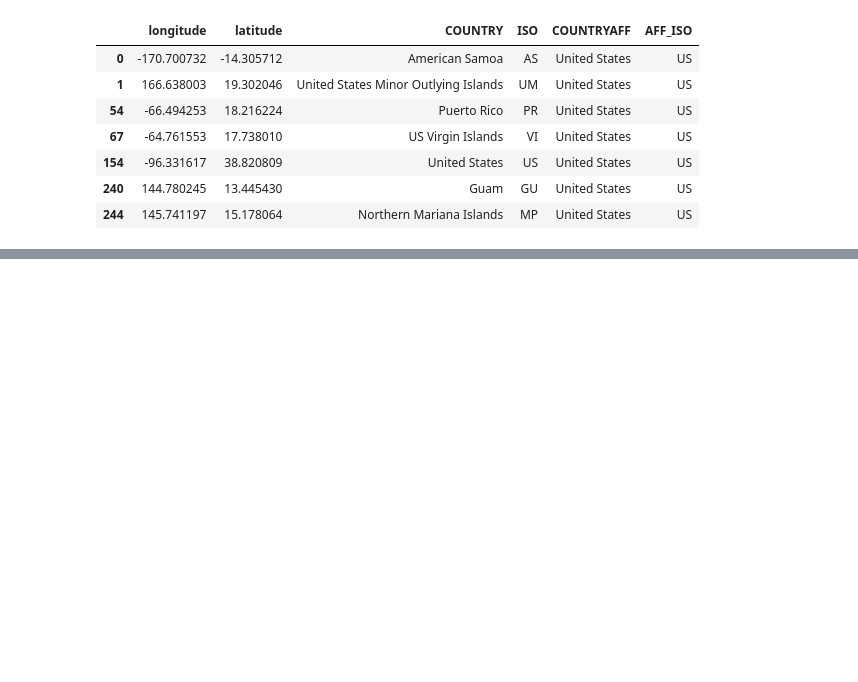
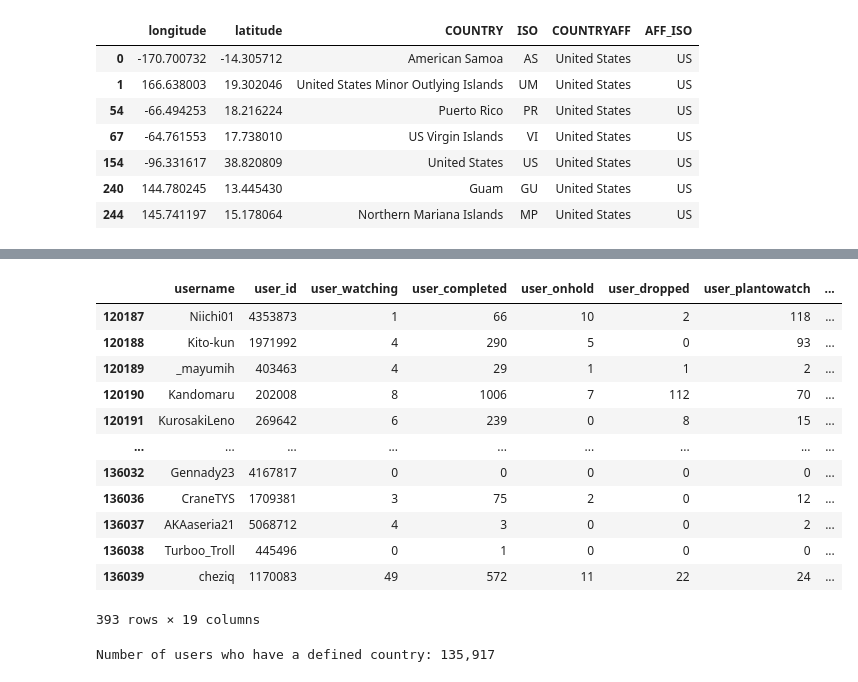
Before and after one commit to com-480-data-visualization/project-2023-vizmoica, a Jupyter notebook: preprocessing/eda_country.ipynb, the cells around one changed output, grey strips where cells are left out. Cells and saved outputs as stored; diff of their text form; code cells hidden in the pictures; blank space fills up the shorter version.

```diff
--- a/preprocessing/eda_country.ipynb
+++ b/preprocessing/eda_country.ipynb
@@ -873,0 +382,22 @@ France increases, Spain decreases
+# %%
+# Users who are located in an affiliated territory
+users_country_aff[users_country_aff["country"] != users_country_aff["country_aff"]]
+# %% [output]
+|  | username | user_id | user_watching | user_completed | user_onhold | user_dropped | user_plantowatch | ... |
+| 120187 | Niichi01 | 4353873 | 1 | 66 | 10 | 2 | 118 | ... |
+| 120188 | Kito-kun | 1971992 | 4 | 290 | 5 | 0 | 93 | ... |
+| 120189 | _mayumih | 403463 | 4 | 29 | 1 | 1 | 2 | ... |
+| 120190 | Kandomaru | 202008 | 8 | 1006 | 7 | 112 | 70 | ... |
+| 120191 | KurosakiLeno | 269642 | 6 | 239 | 0 | 8 | 15 | ... |
+| ... | ... | ... | ... | ... | ... | ... | ... | ... |
+| 136032 | Gennady23 | 4167817 | 0 | 0 | 0 | 0 | 0 | ... |
+| 136036 | CraneTYS | 1709381 | 3 | 75 | 2 | 0 | 12 | ... |
+| 136037 | AKAaseria21 | 5068712 | 4 | 3 | 0 | 0 | 2 | ... |
+| 136038 | Turboo_Troll | 445496 | 0 | 1 | 0 | 0 | 0 | ... |
+| 136039 | cheziq | 1170083 | 49 | 572 | 11 | 22 | 24 | ... |
+393 rows × 19 columns
+# %%
+print("Number of users who have a defined country: {:,}".format(users_country_aff["user_id"].nunique()))
+users_country_aff.to_csv(map_path / "users_country_aff.csv", index=False)
+# %% [output]
+Number of users who have a defined country: 135,917
```
Also changed, not shown: parts of 66 cells of this notebook, 12 other files.
